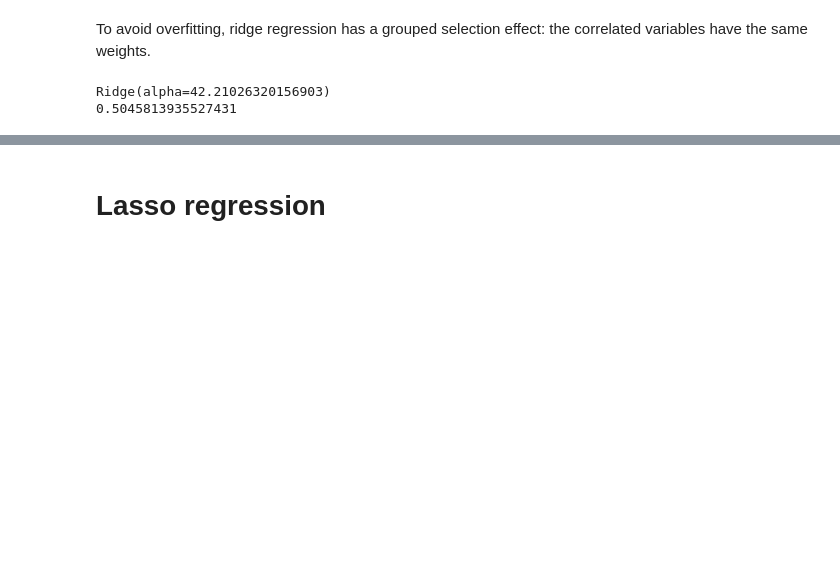
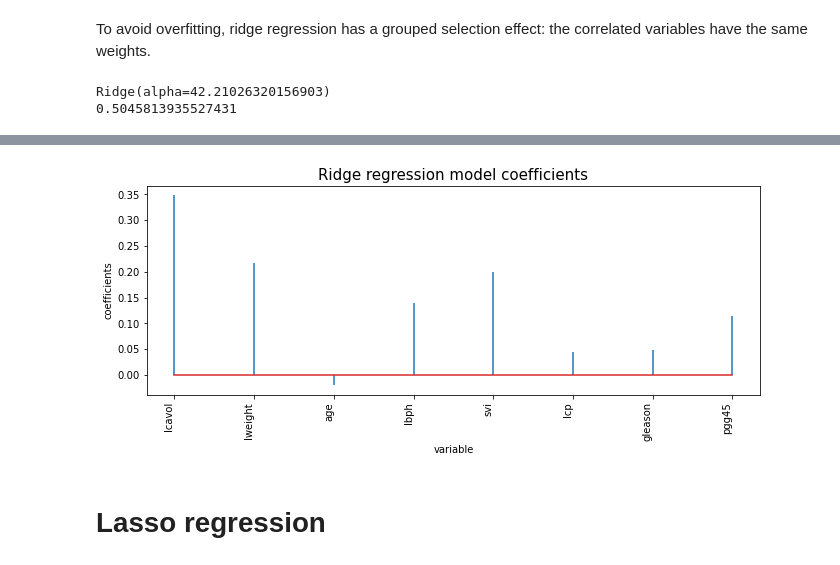
Before and after one commit to s6emschw/RM-project, a Jupyter notebook: Real_data_application.ipynb, the cells around one changed output, grey strips where cells are left out. Cells and saved outputs as stored; diff of their text form; code cells hidden in the pictures; blank space fills up the shorter version.

```diff
--- a/Real_data_application.ipynb
+++ b/Real_data_application.ipynb
@@ -202,6 +239,8 @@ print(pred_err_ridge_cv)
 # %% [output]
 Ridge(alpha=42.21026320156903)
 0.5045813935527431
+# %%
+ridge_coef = ridge.coef_
 # %%
 ridge = Ridge()
 grid = dict()
@@ -278,3 +333,7 @@ plt.show()
+# %%
+plot_model_coefficients(ridge_coef, "Ridge regression")
+# %% [output]
+[figure, added]
 # %% [markdown]
 # Lasso regression
 # %% [markdown]
```
Also changed, not shown: parts of 18 cells of this notebook.
